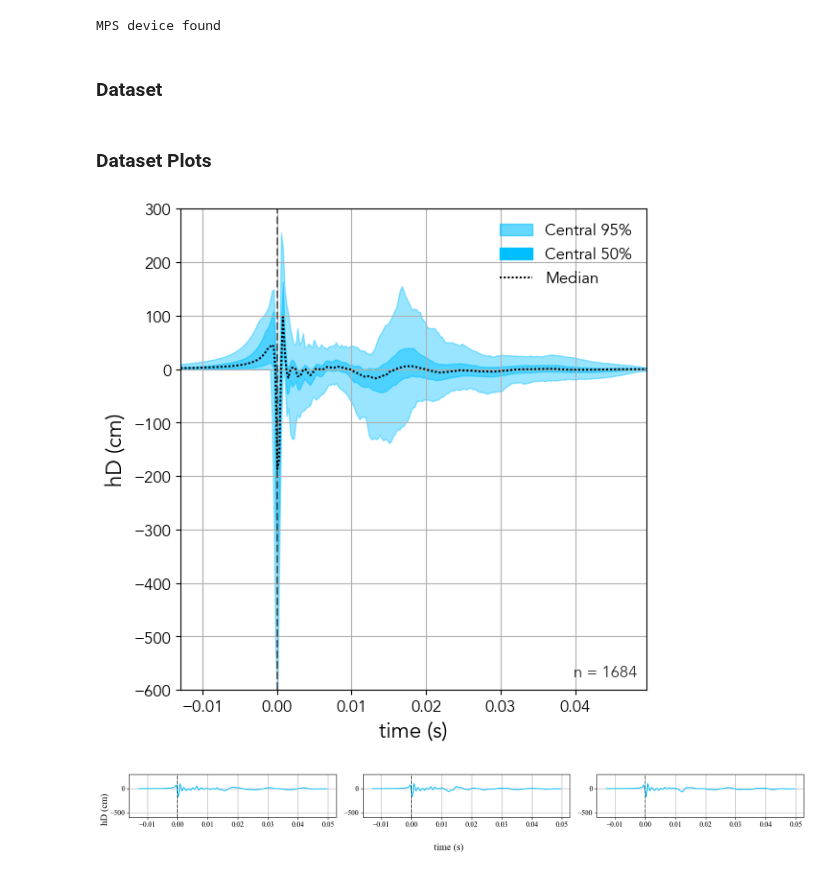
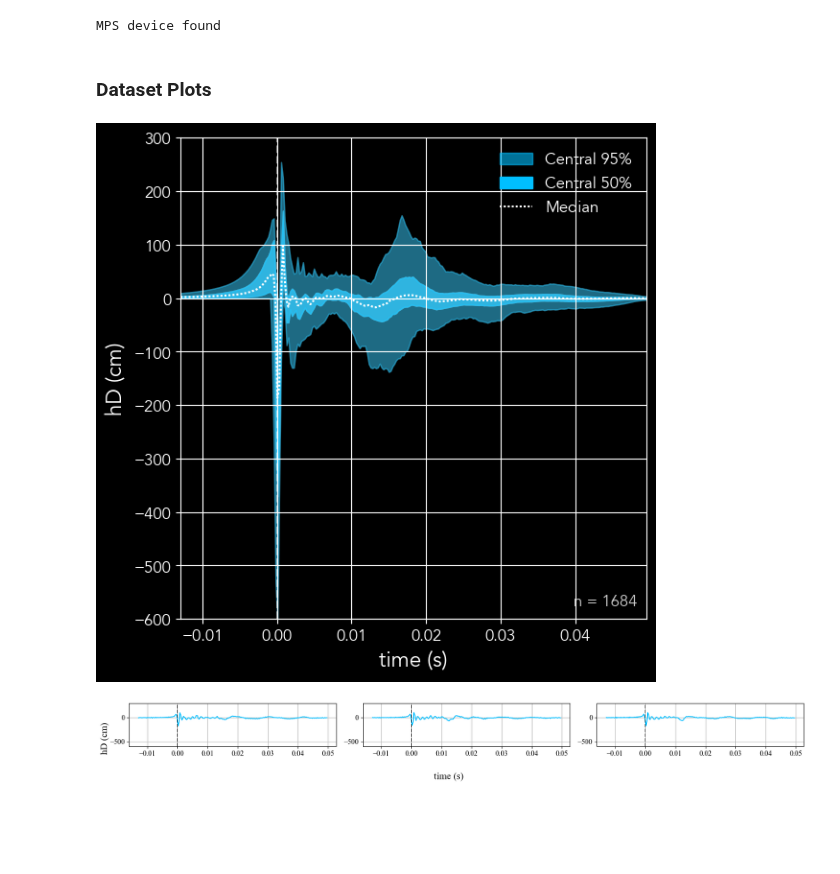
Before and after one commit to starccato/starccato-flow, a Jupyter notebook: train.ipynb, the cells around one changed output. Cells and saved outputs as stored; diff of their text form; code cells hidden in the pictures; blank space fills up the shorter version.

```diff
--- a/train.ipynb
+++ b/train.ipynb
@@ -17,5 +17,3 @@ from starccato_flow.plotting.plotting import plot_reconstruction_distribution
 MPS device found
 # %%
 from starccato_flow.utils.defaults import DEVICE
-# %% [markdown]
-### Dataset
@@ -25,8 +20,8 @@ from starccato_flow.utils.defaults import DEVICE
 # %% [markdown]
 ### Dataset Plots
 # %%
-ccsn_dataset = CCSNData(noise=True, curriculum=True)
-ccsn_dataset.plot_signal_distribution(background="white", font_family="sans-serif", font_name="Avenir", fname="plots/ccsn_signal_distribution.svg")
+ccsn_dataset = CCSNSNRData(noise=True, curriculum=False)
+ccsn_dataset.plot_signal_distribution(background="black", font_family="sans-serif", font_name="Avenir", fname="plots/ccsn_signal_distribution.svg")
 # %% [output]
-[figure, old version]
+[figure, new version]
 # %%
```
Also changed, not shown: parts of 4 cells of this notebook, 4 other files.
